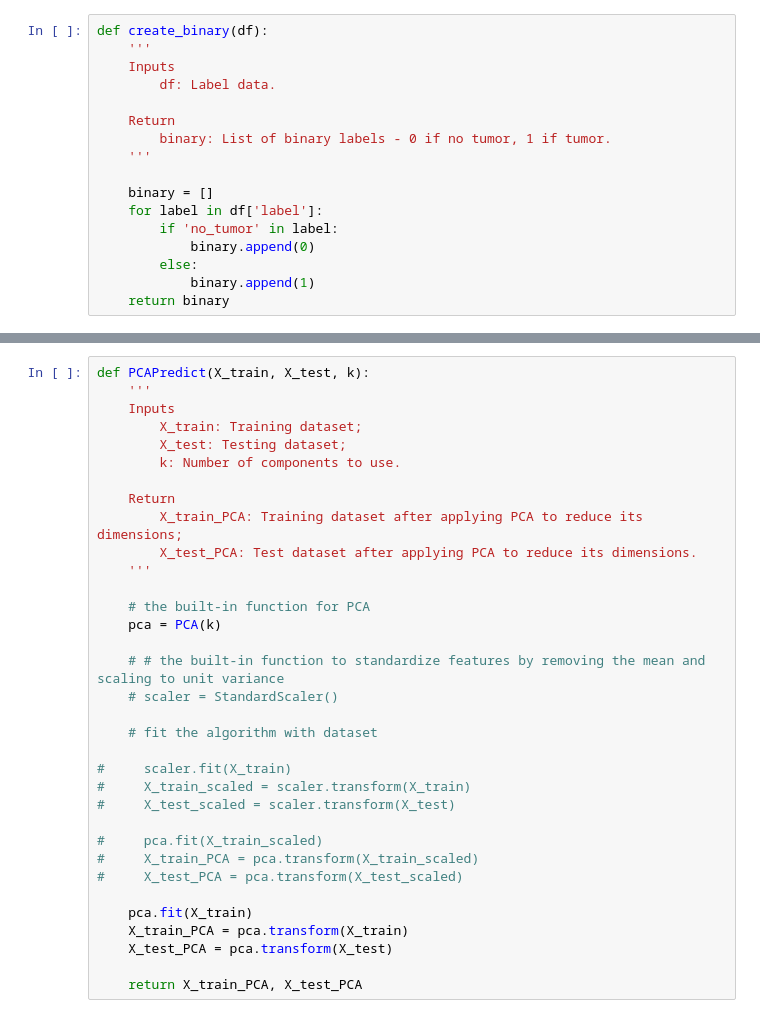
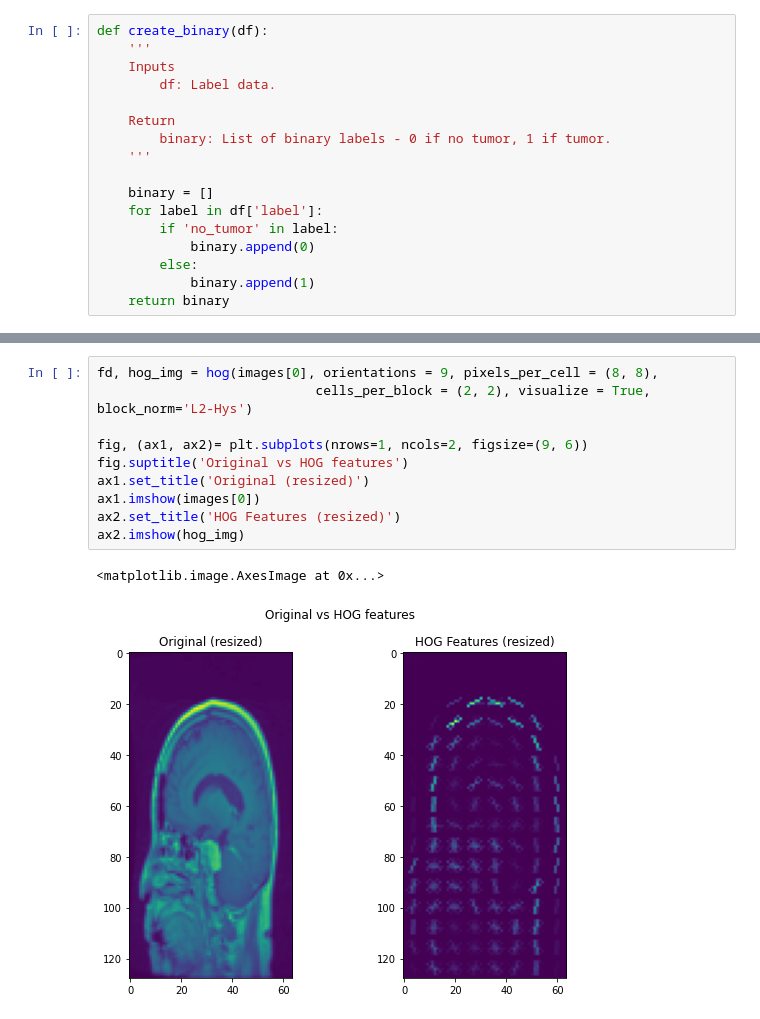
Before and after one commit to tanpinray/AMLS_22-21_SN18100138, a Jupyter notebook: Task_A.ipynb, the cells around one changed output, grey strips where cells are left out. Cells and saved outputs as stored; diff of their text form.

```diff
--- a/Task_A.ipynb
+++ b/Task_A.ipynb
@@ -75,35 +123,14 @@ def extract_hog(data_path, df):
-# %%
-def PCAPredict(X_train, X_test, k):
-    '''
-    Inputs
-        X_train: Training dataset;
-        X_test: Testing dataset;
-        k: Number of components to use.
-
-    Return
-        X_train_PCA: Training dataset after applying PCA to reduce its dimensions;
-        X_test_PCA: Test dataset after applying PCA to reduce its dimensions.
-    '''
-
-    # the built-in function for PCA
-    pca = PCA(k)
-
-    # # the built-in function to standardize features by removing the mean and scaling to unit variance
-    # scaler = StandardScaler()
-
-    # fit the algorithm with dataset
-
-#     scaler.fit(X_train)
-#     X_train_scaled = scaler.transform(X_train)
-#     X_test_scaled = scaler.transform(X_test)
-
-#     pca.fit(X_train_scaled)
-#     X_train_PCA = pca.transform(X_train_scaled)
-#     X_test_PCA = pca.transform(X_test_scaled)
-
-    pca.fit(X_train)
-    X_train_PCA = pca.transform(X_train)
-    X_test_PCA = pca.transform(X_test)
-
-    return X_train_PCA, X_test_PCA
+# %%
+fd, hog_img = hog(images[0], orientations = 9, pixels_per_cell = (8, 8),
+                            cells_per_block = (2, 2), visualize = True, block_norm='L2-Hys')
+
+fig, (ax1, ax2)= plt.subplots(nrows=1, ncols=2, figsize=(9, 6))
+fig.suptitle('Original vs HOG features')
+ax1.set_title('Original (resized)')
+ax1.imshow(images[0])
+ax2.set_title('HOG Features (resized)')
+ax2.imshow(hog_img)
+# %% [output]
+<matplotlib.image.AxesImage at 0x...>
+[figure, added]
 # %%
```
Also changed, not shown: parts of 18 cells of this notebook, 1 other file.
